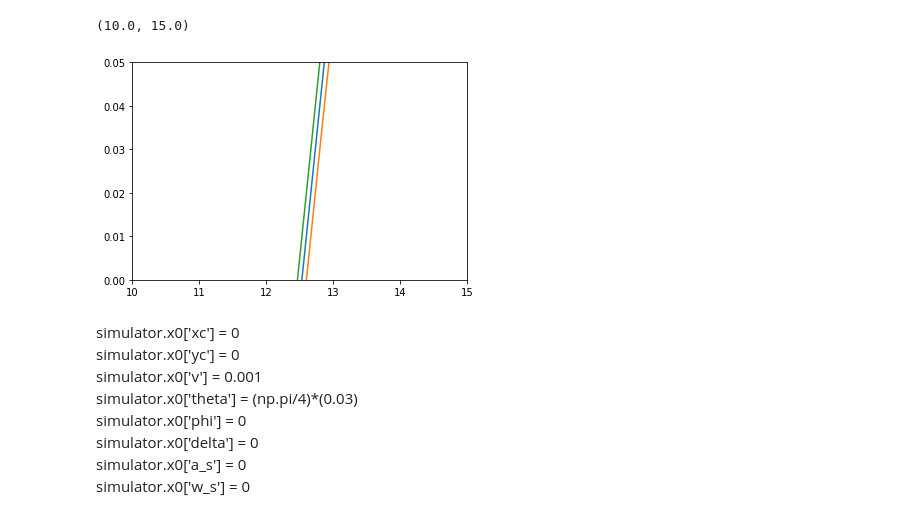
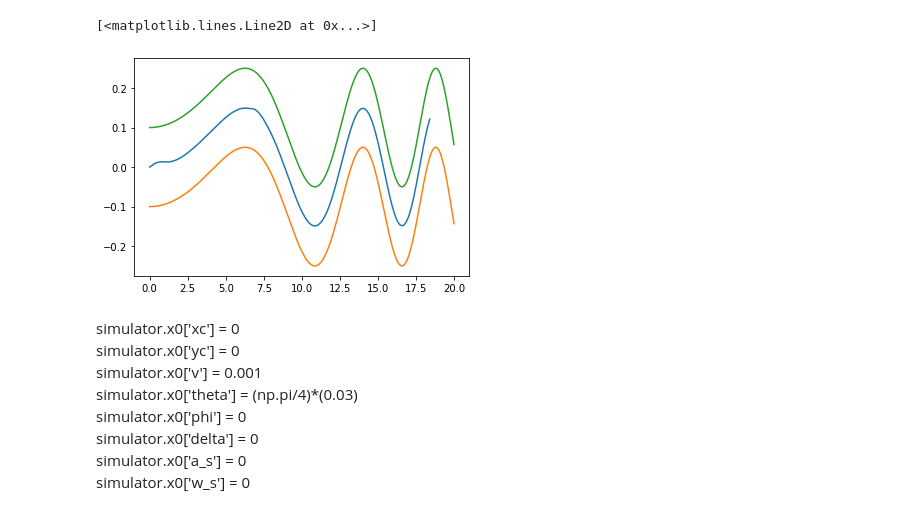
Before and after one commit to dancinglightning/SeDriCa-Controls, a Jupyter notebook: NMPC.ipynb, the cells around one changed output. Drawn from its saved outputs; the diff is of its cells as text; code cells hidden in the pictures.

```diff
--- a/NMPC.ipynb
+++ b/NMPC.ipynb
@@ -5,16 +5,16 @@ sys.path.append('../../')
 import do_mpc
 from casadi import *
 import matplotlib.pyplot as plt
-N_ref=600
-N=50
-x_ref=np.linspace(0,20,N_ref + N + 1) #From Path Planning
-y_ref=0.15*np.sin(x_ref*x_ref/25) #From Path Planning
-J=500
-La=1
-Lb=1
-m=200
-Cy=0.01
-t_s=0.01 #sample time
+N_ref = 600
+N = 50
+x_ref = np.linspace(0,20,N_ref + N + 1) #From Path Planning
+y_ref = 0.15*np.sin(x_ref*x_ref) #From Path Planning
+J = 380
+La = 1.3
+Lb = 1.3
+m = 500
+Cy = 0.01
+t_s = 0.01 #sample time
 # %%
 def mpc_model():
     # Obtain an instance of the do-mpc model class
@@ -227,12 +227,10 @@ Number of nonzeros in Lagrangian Hessian.....
 # %%
 plt.plot(x,y)
-plt.plot(x_ref,y_ref-1e-2)
-plt.plot(x_ref,y_ref+1e-2)
-plt.ylim([0,0.05])
-plt.xlim([10,15])
+plt.plot(x_ref,y_ref-1e-1)
+plt.plot(x_ref,y_ref+1e-1)
 # %% [output]
-(10.0, 15.0)
+[<matplotlib.lines.Line2D at 0x...>]
-[figure, old version]
+[figure, new version]
 # %% [markdown]
 simulator.x0['xc'] = 0
 simulator.x0['yc'] = 0
```
Also changed, not shown: parts of 2 cells of this notebook.
